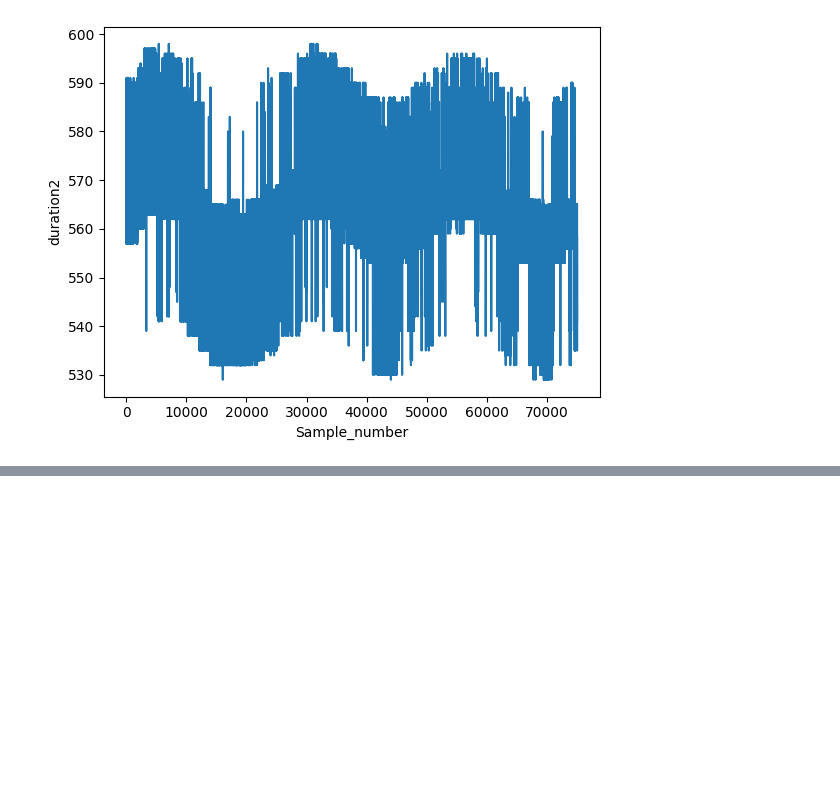
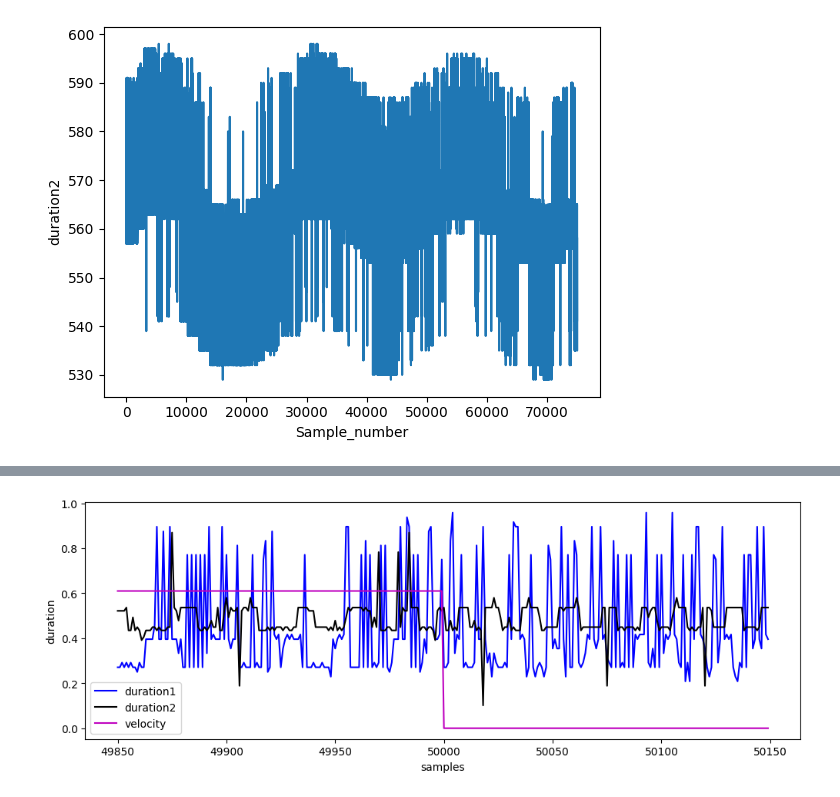
Before and after one commit to cksajil/anemometer, a Jupyter notebook: eda_anemometer.ipynb, the cells around one changed output, grey strips where cells are left out. Saved outputs shown, nothing was run; the diff lists cells and outputs as text; code cells hidden in the pictures; blank space fills up the shorter version.

```diff
--- a/eda_anemometer.ipynb
+++ b/eda_anemometer.ipynb
@@ -91,0 +139,8 @@ Text(0, 0.5, 'duration2')
+# %%
+center = 50000
+offset = 150
+start = center-offset
+stop = center+offset
+phase_plots(dnorms[:,0], dnorms[:,1], dnorms[:,3], start, stop)
+# %% [output]
+[figure, added]
```
Also changed, not shown: parts of 17 cells of this notebook.
